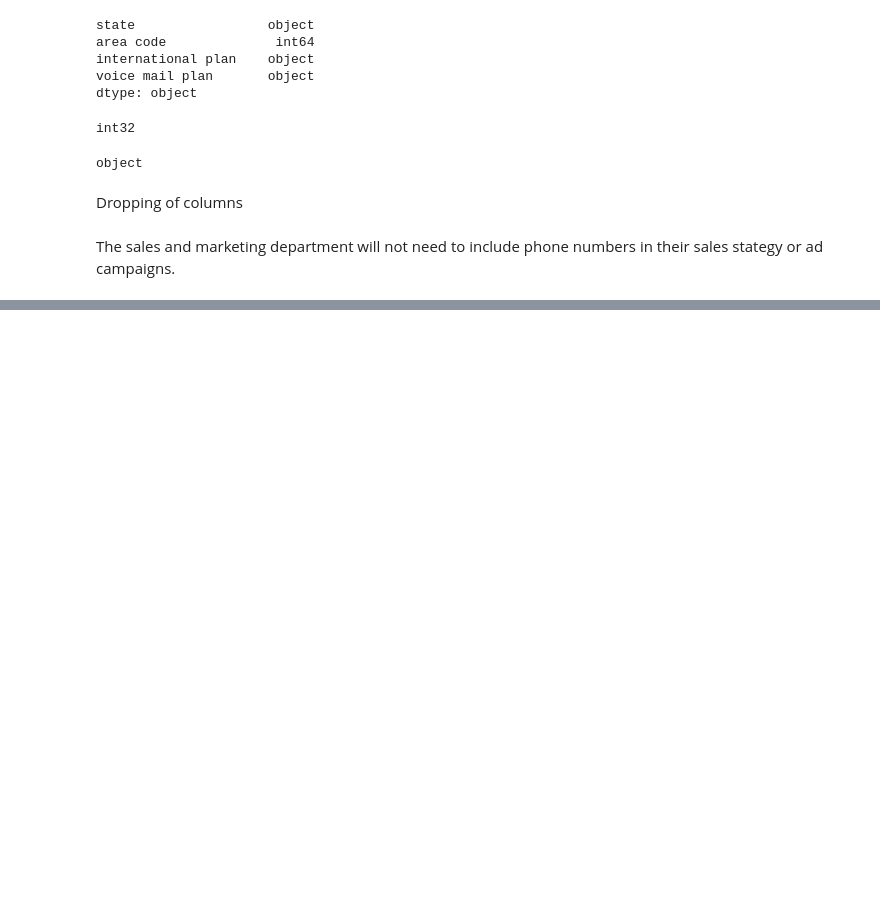
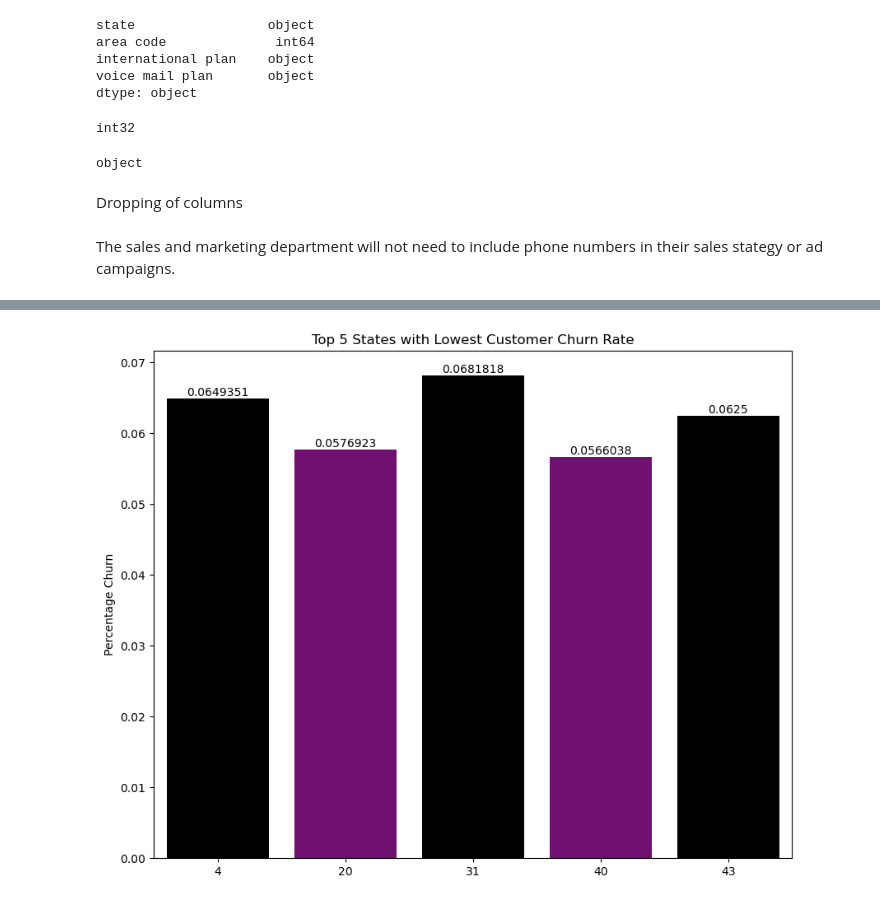
Before and after one commit to KMalinga/churn, a Jupyter notebook: student.ipynb, the cells around one changed output, grey strips where cells are left out. Cells and saved outputs as stored; diff of their text form; code cells hidden in the pictures; blank space fills up the shorter version.

```diff
--- a/student.ipynb
+++ b/student.ipynb
@@ -269,0 +319,6 @@ data.drop(columns=['phone number'], inplace=True)
+# %%
+#Find States with lowest customer churn using .tail()
+bottom10 = churn_rate_data.sort_values(by='Percentage Churn', ascending=False).tail(5)
+bottom10 = pd.DataFrame(bottom10)
+bottom10['Percentage Churn'] = bottom10['Percentage Churn']
+bottom10.head()
@@ -269,0 +332,16 @@ data.drop(columns=['phone number'], inplace=True)
+# %%
+# Define custom colors
+custom_palette = ['black', 'purple']
+
+# Visualize the outcome using sns.barplot
+plt.figure(figsize=(10,8))
+sns.barplot(x=top10.index, y='Percentage Churn', data=bottom10, palette=custom_palette)
+plt.title("Top 5 States with Lowest Customer Churn Rate")
+
+# Add labels to the bars
+for container in plt.gca().containers:
+    plt.gca().bar_label(container)
+
+plt.show()
+# %% [output]
+[figure, added]
```
Also changed, not shown: parts of 7 cells of this notebook.
